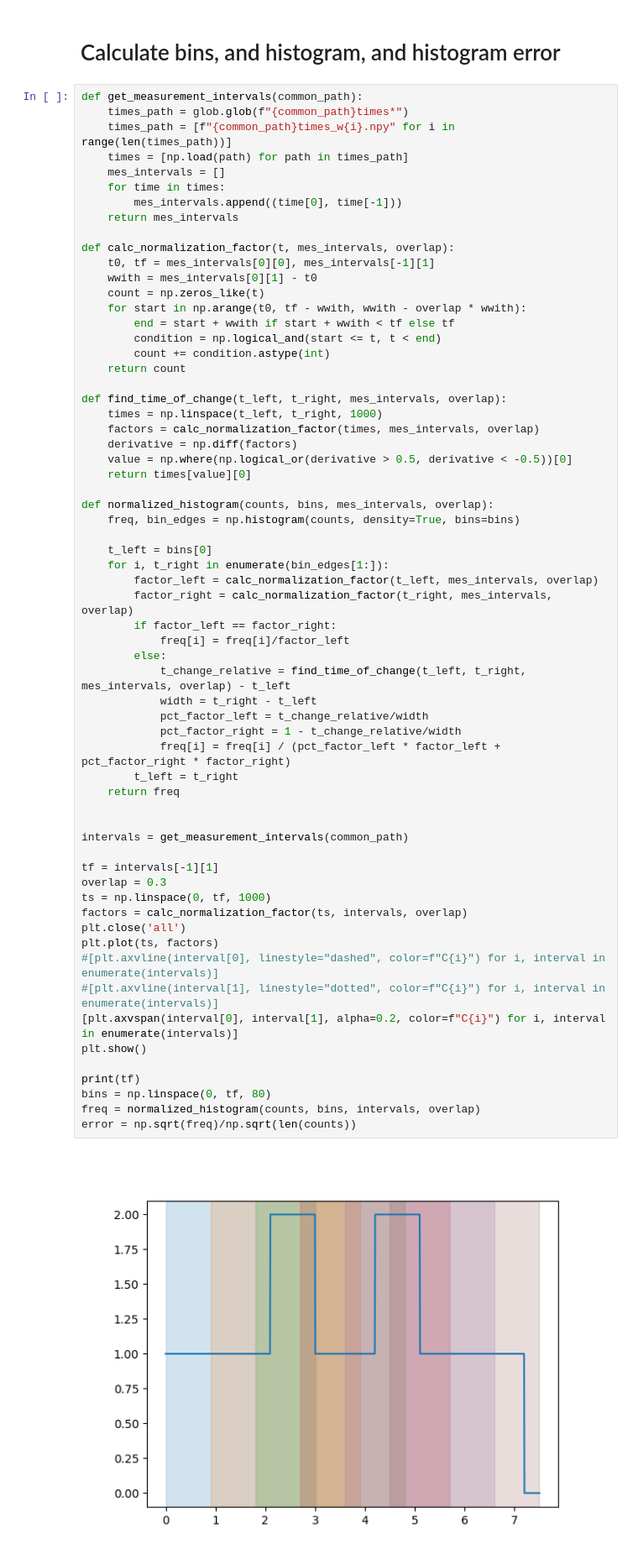
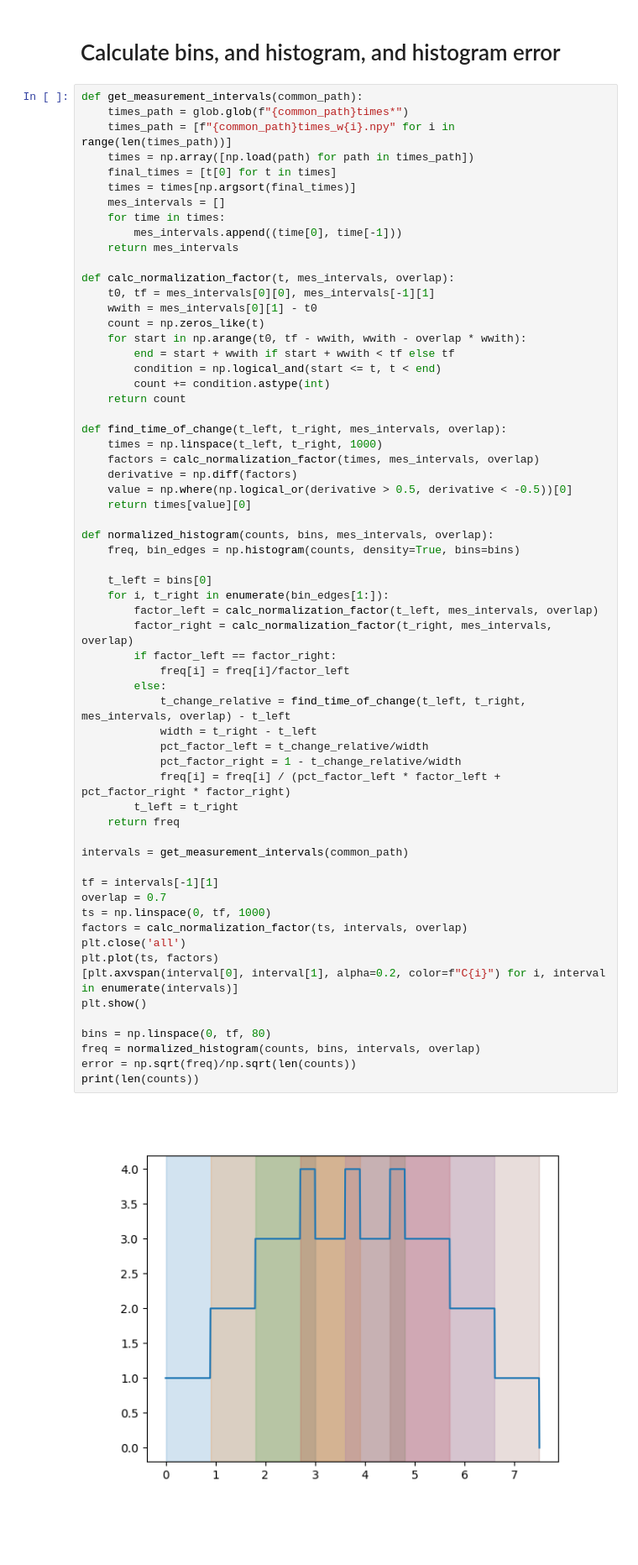
Before and after one commit to tdinapoli/horibaPTI-controller, a Jupyter notebook: calibration/rp_decay/analysis.ipynb, the cells around one changed output. Shown: that part at 84% size. Cells and saved outputs as stored; diff of their text form; blank space fills up the shorter version.

```diff
--- a/calibration/rp_decay/analysis.ipynb
+++ b/calibration/rp_decay/analysis.ipynb
@@ -77,7 +75,9 @@ counts = count_peaks_from_paths(times_paths, screens_windows_path)
 def get_measurement_intervals(common_path):
     times_path = glob.glob(f"{common_path}times*")
     times_path = [f"{common_path}times_w{i}.npy" for i in range(len(times_path))]
-    times = [np.load(path) for path in times_path]
+    times = np.array([np.load(path) for path in times_path])
+    final_times = [t[0] for t in times]
+    times = times[np.argsort(final_times)]
     mes_intervals = []
     for time in times:
         mes_intervals.append((time[0], time[-1]))
@@ -105,36 +105,33 @@ def normalized_histogram(counts, bins, mes_intervals, overlap):
 
     t_left = bins[0]
     for i, t_right in enumerate(bin_edges[1:]):
         factor_left = calc_normalization_factor(t_left, mes_intervals, overlap)
         factor_right = calc_normalization_factor(t_right, mes_intervals, overlap)
         if factor_left == factor_right:
             freq[i] = freq[i]/factor_left
         else:
             t_change_relative = find_time_of_change(t_left, t_right, mes_intervals, overlap) - t_left
             width = t_right - t_left
             pct_factor_left = t_change_relative/width
             pct_factor_right = 1 - t_change_relative/width
             freq[i] = freq[i] / (pct_factor_left * factor_left + pct_factor_right * factor_right)
         t_left = t_right
     return freq
 
-
 intervals = get_measurement_intervals(common_path)
 
 tf = intervals[-1][1]
-overlap = 0.3
+overlap = 0.7
 ts = np.linspace(0, tf, 1000)
 factors = calc_normalization_factor(ts, intervals, overlap)
 plt.close('all')
 plt.plot(ts, factors)
-#[plt.axvline(interval[0], linestyle="dashed", color=f"C{i}") for i, interval in enumerate(intervals)]
-#[plt.axvline(interval[1], linestyle="dotted", color=f"C{i}") for i, interval in enumerate(intervals)]
 [plt.axvspan(interval[0], interval[1], alpha=0.2, color=f"C{i}") for i, interval in enumerate(intervals)]
 plt.show()
 
-print(tf)
 bins = np.linspace(0, tf, 80)
 freq = normalized_histogram(counts, bins, intervals, overlap)
 error = np.sqrt(freq)/np.sqrt(len(counts))
+print(len(counts))
 # %% [output]
-[figure, old version]
+[figure, new version]
```
Also changed, not shown: parts of 5 cells of this notebook.
